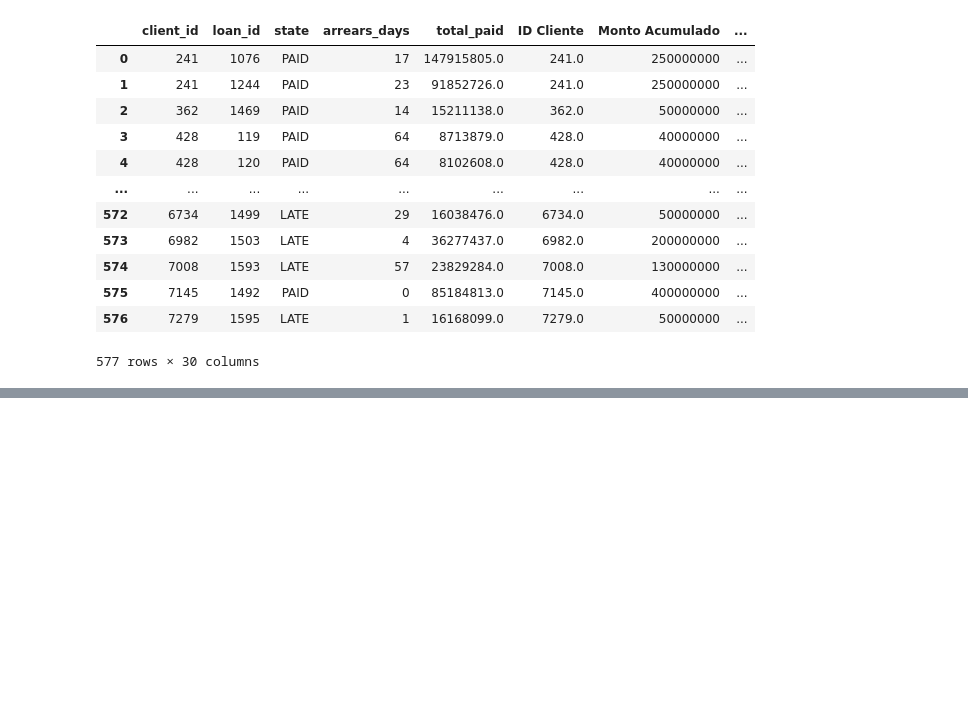
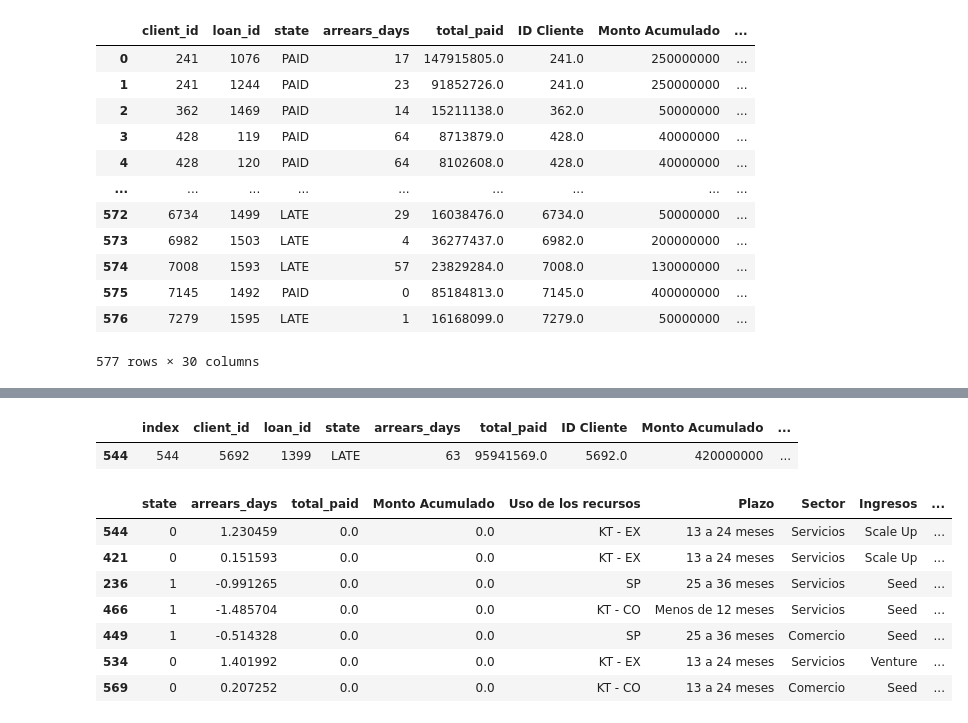
Before and after one commit to cbarros7/capstone_project_holberton, a Jupyter notebook: class_algorithm.ipynb, the cells around one changed output, grey strips where cells are left out. Drawn from its saved outputs; the diff is of its cells as text; code cells hidden in the pictures; blank space fills up the shorter version.

```diff
--- a/class_algorithm.ipynb
+++ b/class_algorithm.ipynb
@@ -1050,0 +1156,17 @@ class Testing_model(Processing_data):
+# %%
+data_544 = data_prueba.reset_index()
+data_544[data_544['index'] == 544]
+# %% [output]
+|  | index | client_id | loan_id | state | arrears_days | total_paid | ID Cliente | Monto Acumulado | ... |
+| 544 | 544 | 5692 | 1399 | LATE | 63 | 95941569.0 | 5692.0 | 420000000 | ... |
+# %%
+prueba
+# %% [output]
+|  | state | arrears_days | total_paid | Monto Acumulado | Uso de los recursos | Plazo | Sector | Ingresos | ... |
+| 544 | 0 | 1.230459 | 0.0 | 0.0 | KT - EX | 13 a 24 meses | Servicios | Scale Up | ... |
+| 421 | 0 | 0.151593 | 0.0 | 0.0 | KT - EX | 13 a 24 meses | Servicios | Scale Up | ... |
+| 236 | 1 | -0.991265 | 0.0 | 0.0 | SP | 25 a 36 meses | Servicios | Seed | ... |
+| 466 | 1 | -1.485704 | 0.0 | 0.0 | KT - CO | Menos de 12 meses | Servicios | Seed | ... |
+| 449 | 1 | -0.514328 | 0.0 | 0.0 | SP | 25 a 36 meses | Comercio | Seed | ... |
+| 534 | 0 | 1.401992 | 0.0 | 0.0 | KT - EX | 13 a 24 meses | Servicios | Venture | ... |
+| 569 | 0 | 0.207252 | 0.0 | 0.0 | KT - CO | 13 a 24 meses | Comercio | Seed | ... |
```
Also changed, not shown: parts of 19 cells of this notebook, 1 other file.
